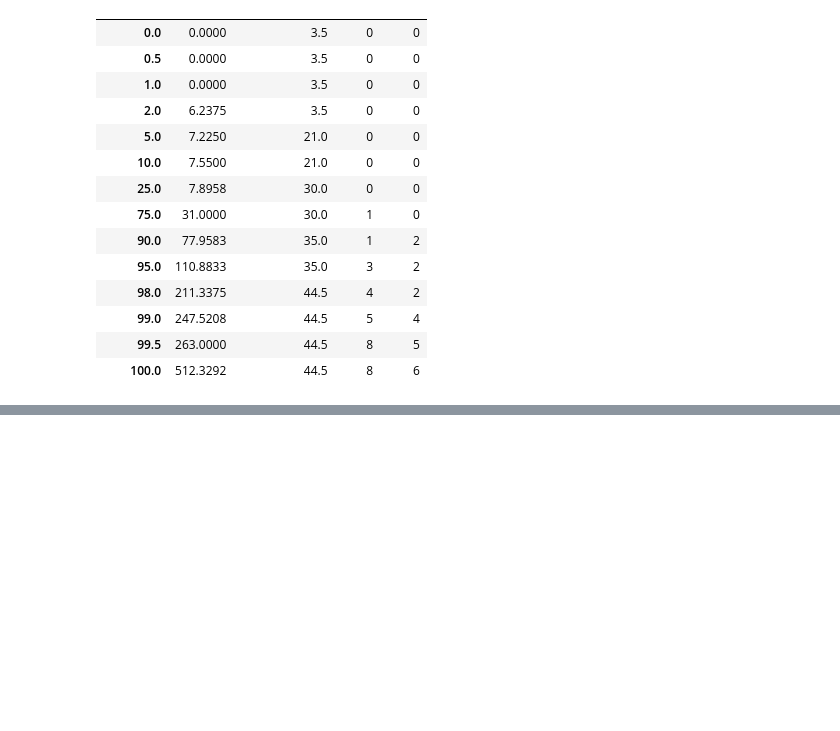
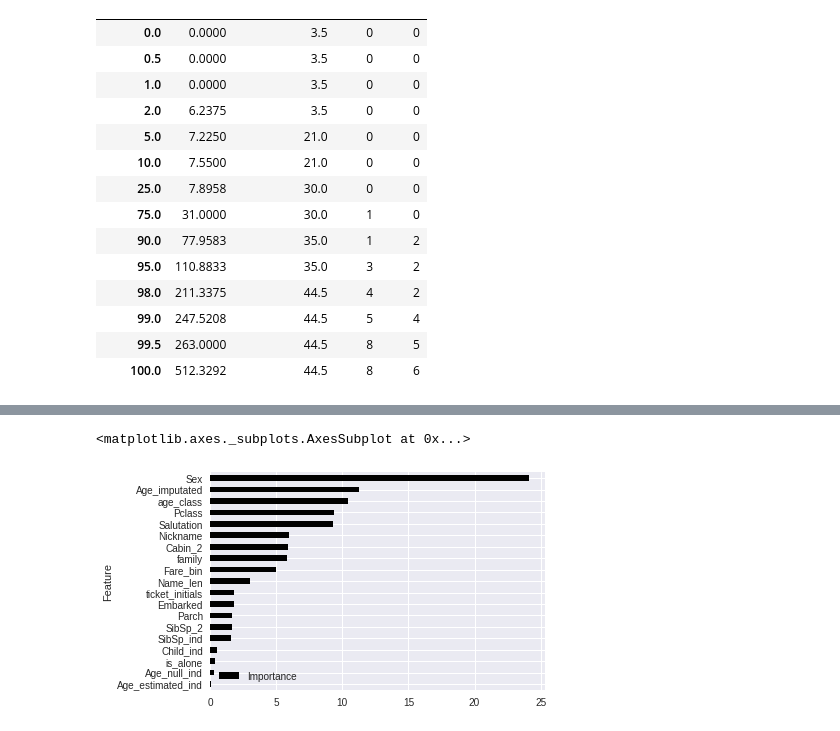
Before and after one commit to Pritishsingla/Titanic_kaggle, a Jupyter notebook: Titanic_Kaggle.ipynb, the cells around one changed output, grey strips where cells are left out. Drawn from its saved outputs; the diff is of its cells as text; code cells hidden in the pictures; blank space fills up the shorter version.

```diff
--- a/Titanic_Kaggle.ipynb
+++ b/Titanic_Kaggle.ipynb
@@ -345 +331,11 @@ train['Parch_2'] = train['Parch'].apply(lambda x:  x if x<=2 else 2)
+# %%
+def encode_data(dataset_train, cols_to_encode=['Sex', 'Embarked', 'Salutation', 'Cabin_2', 'ticket_initials']):
+  # Encoding String values to Numbers
+  from sklearn.preprocessing import LabelEncoder
+  for col in cols_to_encode:
+
+    lb = LabelEncoder()
+    dataset_train[col] = lb.fit_transform(dataset_train[col])
+
+  return dataset_train
 # %%
@@ -546,0 +680,10 @@ ValueError: ignored
+# %%
+features = train_data.columns[1: ]
+importances = random_forest.feature_importances_
+imp_df = pd.DataFrame()
+imp_df['Feature'] = features
+imp_df['Importance'] = np.round(importances*100,1)
+imp_df.sort_values(by='Importance', ascending=1).set_index('Feature').plot(kind='barh', color='k')
+# %% [output]
+<matplotlib.axes._subplots.AxesSubplot at 0x...>
+[figure, added]
```
Also changed, not shown: parts of 44 cells of this notebook.
